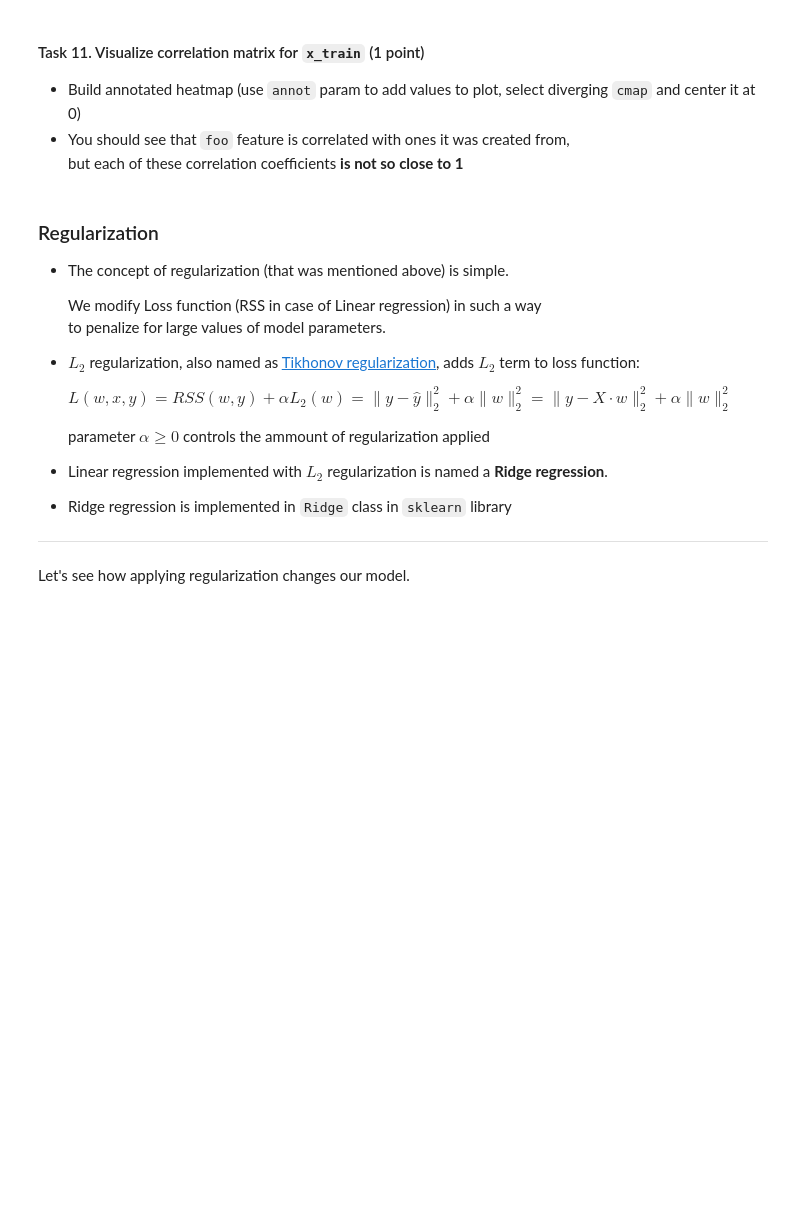
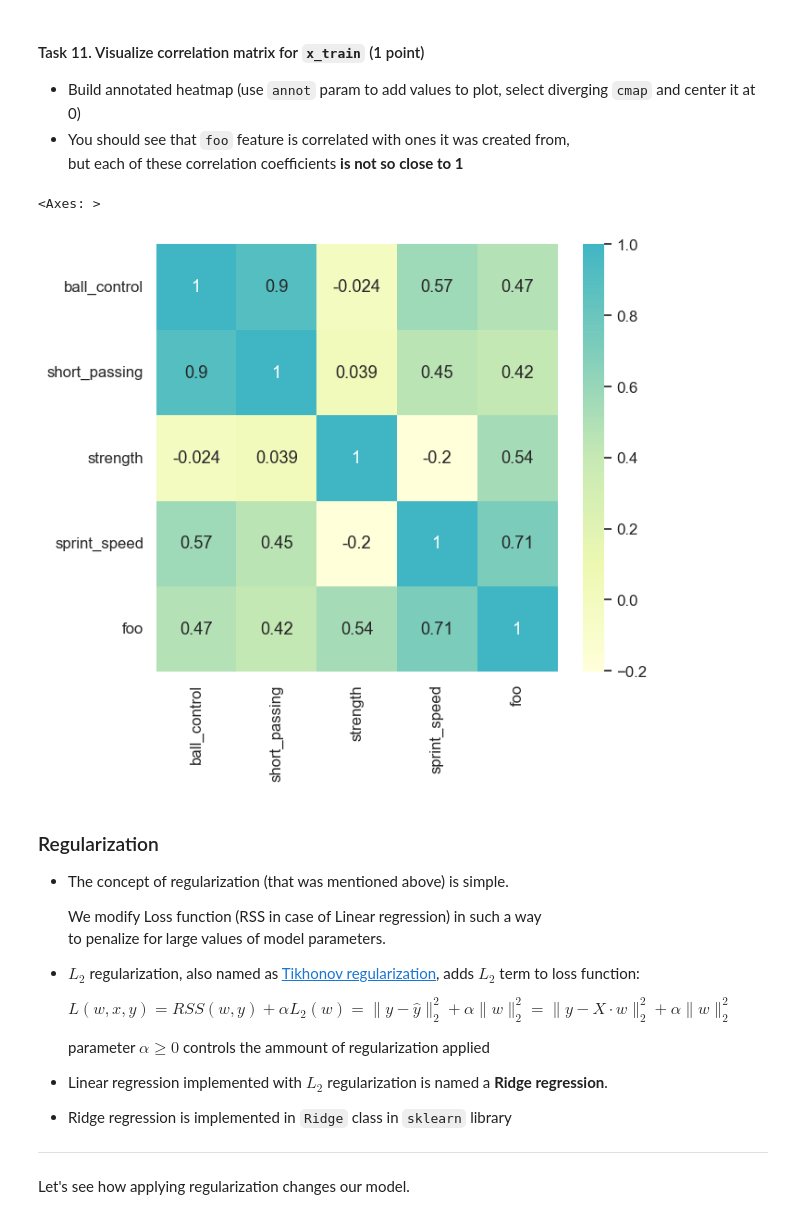
Before and after one commit to kri1mka/ml-intro, a Jupyter notebook: 3_linear_regression/linear_regression.ipynb, the cells around one changed output. Cells and saved outputs as stored; diff of their text form; code cells hidden in the pictures; blank space fills up the shorter version.

```diff
--- a/3_linear_regression/linear_regression.ipynb
+++ b/3_linear_regression/linear_regression.ipynb
@@ -1419,7 +1522,11 @@ l2_norm(model.coef_)
 * You should see that `foo` feature is correlated with ones it was created from,<br>
   but each of these correlation coefficients **is not so close to 1**
 # %%
-# your code here
+correlation_matrix = x_train.iloc[:].corr(method='pearson')
+sns.heatmap(data=correlation_matrix, annot=True, cmap='YlGnBu', center=True)
+# %% [output]
+<Axes: >
+[figure, added]
 # %% [markdown]
 ### Regularization
 
```
Also changed, not shown: parts of 42 cells of this notebook.
